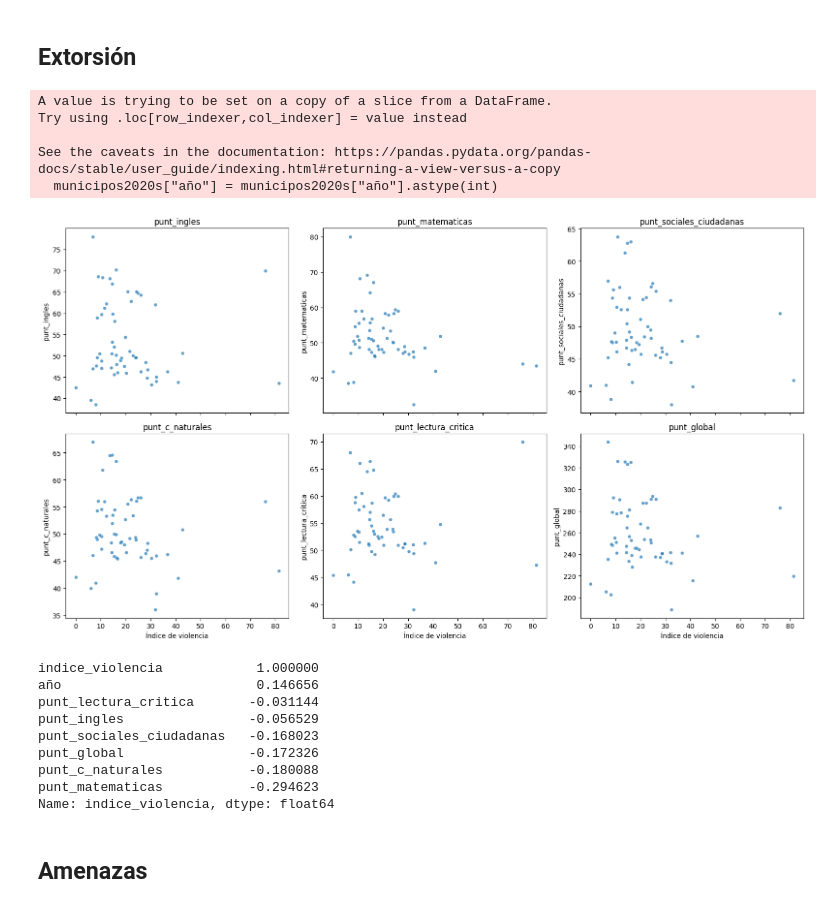
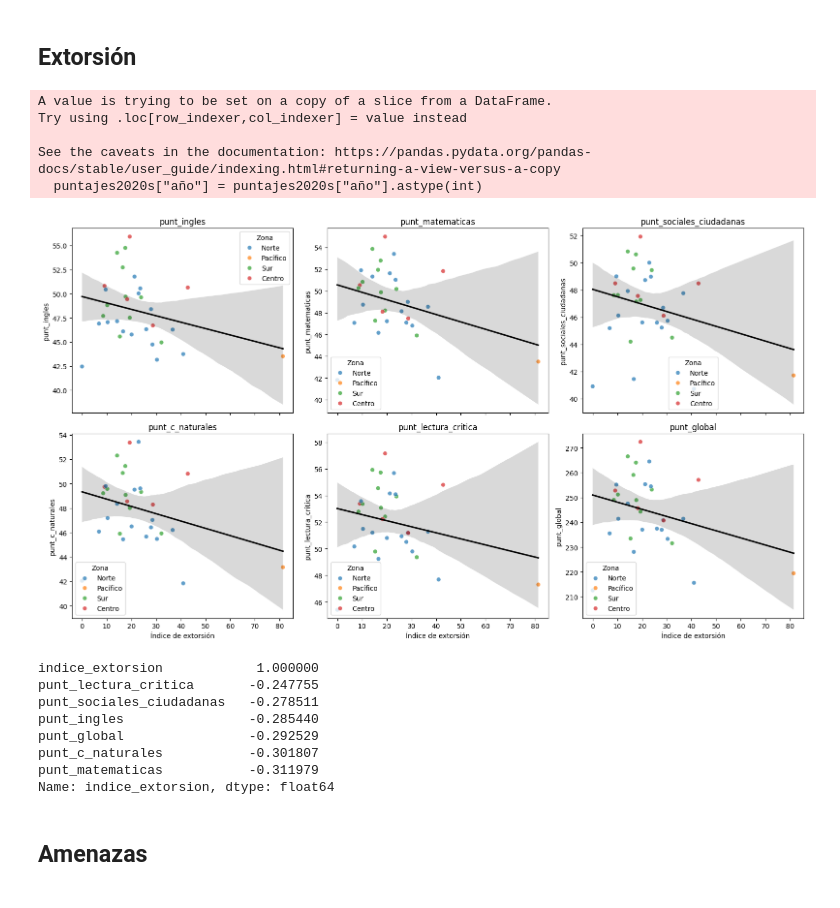
Before and after one commit to juancamilogoomezz/Proyecto-1, a Jupyter notebook: Notebook Consultas Violencia.ipynb, the cells around one changed output. Cells and saved outputs as stored; diff of their text form; code cells hidden in the pictures.

Commit message:
scatters con tendencia

```diff
--- a/Notebook Consultas Violencia.ipynb
+++ b/Notebook Consultas Violencia.ipynb
@@ -420,14 +589,14 @@ print(indicesviolencia.columns.tolist())
 # %% [output]
 ['cole_mcpio_ubicacion', 2020, 2021, 2022, 2023, 2024]
 # %%
-municipos2020s=municipios[municipios["año"].astype(int)>=2020]
+puntajes2020s=puntajes[puntajes["año"].astype(int)>=2020]
 
-#municipios.info()
+#puntajes.info()
 
 
 
 
 #x=municipos2020s.groupby(["cole_mcpio_ubicacion","año"],as_index=False)
 #x.head()
-municipos2020s.shape
+puntajes2020s.shape
 # %% [output]
@@ -440,20 +609,20 @@ indice_largo = indicesviolencia.melt(
     value_name="indice_violencia"
 )
 indice_largo["año"] = indice_largo["año"].astype(int)
-municipos2020s["año"] = municipos2020s["año"].astype(int)
+puntajes2020s["año"] = puntajes2020s["año"].astype(int)
 
-muni_vio = municipos2020s.merge(
+muni_vio = puntajes2020s.merge(
     indice_largo,
     on=["cole_mcpio_ubicacion", "año"],
     how="left"
 )
 
-#print(muni_vio)
+print(muni_vio)
 #muni_vio.shape
 munivio=muni_vio.groupby(["cole_mcpio_ubicacion"])
-munivio.describe()
+#munivio.describe()
 
-print(muni_vio.corr(numeric_only=True)["indice_violencia"].sort_values(ascending=False))
+#print(muni_vio.corr(numeric_only=True)["indice_violencia"].sort_values(ascending=False))
 # %% [output]
 A value is trying to be set on a copy of a slice from a DataFrame.
 Try using .loc[row_indexer,col_indexer] = value instead
@@ -828,12 +1095,12 @@ indice_largo = extorsion.melt(
     id_vars="cole_mcpio_ubicacion",
     value_vars=[2020, 2021, 2022, 2023, 2024],
     var_name="año",
-    value_name="indice_violencia"
+    value_name="indice_extorsion"
 )
 indice_largo["año"] = indice_largo["año"].astype(int)
-municipos2020s["año"] = municipos2020s["año"].astype(int)
+puntajes2020s["año"] = puntajes2020s["año"].astype(int)
 
-muni_extorsion = municipos2020s.merge(
+muni_extorsion = puntajes2020s.merge(
     indice_largo,
     on=["cole_mcpio_ubicacion", "año"],
     how="left"
@@ -841,58 +1108,67 @@ muni_extorsion = municipos2020s.merge(
 
 #print(muni_vio)
 #muni_vio.shape
-#munihomicidios=muni_homicidios.groupby(["cole_mcpio_ubicacion"])
-#munihomicidios.describe()
+muniext=muni_extorsion.groupby(["cole_mcpio_ubicacion"])
+muniext.describe()
 
 #print(munihomicidios.corr(numeric_only=True)["indice_violencia"].sort_values(ascending=False))
 
 
 #print(categorias)
-munivio_agg = (muni_extorsion
-    .groupby(["cole_mcpio_ubicacion", "año"], as_index=False)
+muni_extorsion_agg = (
+    muni_extorsion
+    .groupby("cole_mcpio_ubicacion", as_index=False)
     .agg(
-        indice_violencia=("indice_violencia", "first"),
+        Zona=("Zona", "first"),
+        indice_extorsion=("indice_extorsion", "mean"),
         **{col: (col, "mean") for col in categorias}
     )
 )
 
 # scatterplots
 fig, axes = plt.subplots(2, 3, figsize=(16, 9), sharex=True)
 axes = axes.flatten()
-
 for ax, col in zip(axes, categorias):
     sns.scatterplot(
-        data=munivio_agg,
-        x="indice_violencia",
+        data=muni_extorsion_agg,
+        x="indice_extorsion",
+        y=col,
+        hue="Zona",
+        ax=ax,
+        alpha=0.7,
+        s=40
+    )
+    sns.regplot(
+        data=muni_extorsion_agg,
+        x="indice_extorsion",
         y=col,
         ax=ax,
-        s=25,
-        alpha=0.7
-    )
+        scatter=False,
+        color="black"
+        )
     ax.set_title(col)
-    ax.set_xlabel("Índice de violencia")
+    ax.set_xlabel("Índice de extorsión")
     ax.set_ylabel(col)
 
 plt.tight_layout()
 plt.show()
 
-print(munivio_agg.corr(numeric_only=True)["indice_violencia"].sort_values(ascending=False))
+print(muni_extorsion_agg.corr(numeric_only=True)["indice_extorsion"].sort_values(ascending=False))
 # %% [output]
 A value is trying to be set on a copy of a slice from a DataFrame.
 Try using .loc[row_indexer,col_indexer] = value instead
 
 See the caveats in the documentation: https://pandas.pydata.org/pandas-docs/stable/user_guide/indexing.html#returning-a-view-versus-a-copy
-  municipos2020s["año"] = municipos2020s["año"].astype(int)
+  puntajes2020s["año"] = puntajes2020s["año"].astype(int)
-[figure, old version]
+[figure, new version]
-indice_violencia            1.000000
-año                         0.146656
-punt_lectura_critica       -0.031144
-punt_ingles                -0.056529
-punt_sociales_ciudadanas   -0.168023
-punt_global                -0.172326
-punt_c_naturales           -0.180088
-punt_matematicas           -0.294623
-Name: indice_violencia, dtype: float64
+indice_extorsion            1.000000
+punt_lectura_critica       -0.247755
+punt_sociales_ciudadanas   -0.278511
+punt_ingles                -0.285440
+punt_global                -0.292529
+punt_c_naturales           -0.301807
+punt_matematicas           -0.311979
+Name: indice_extorsion, dtype: float64
 # %% [markdown]
 ## Amenazas
 # %%
```
Also changed, not shown: parts of 14 cells of this notebook, 2 other files.
